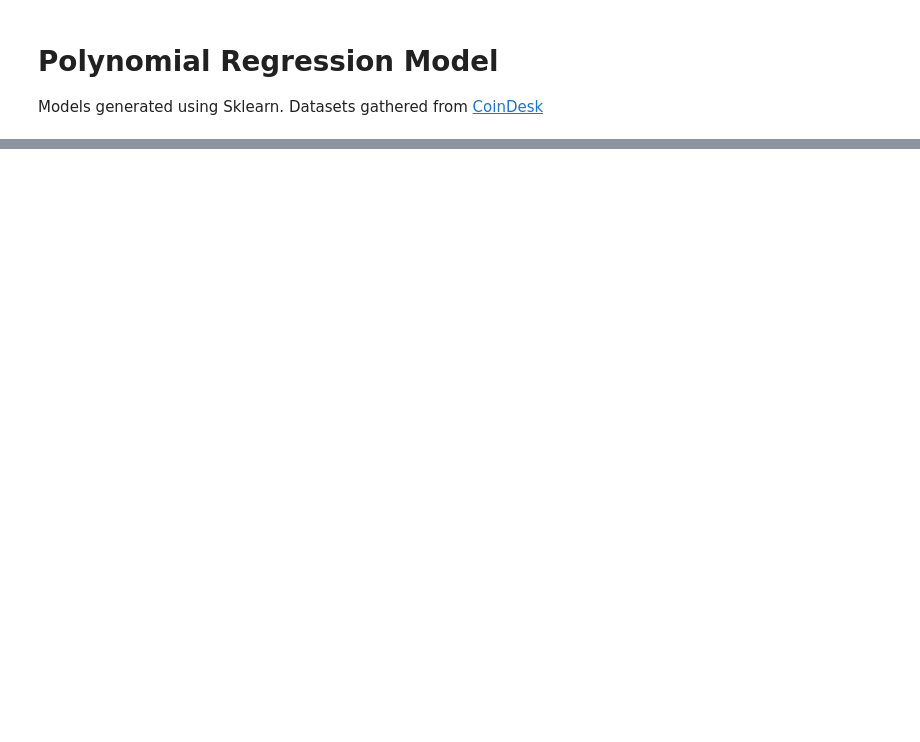
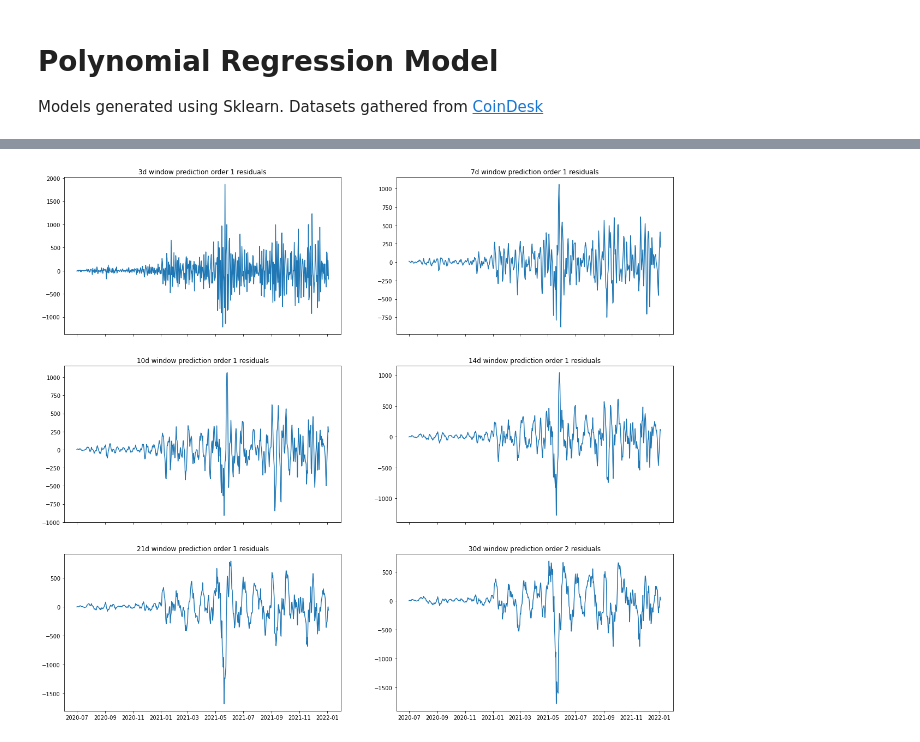
Before and after one commit to nabebako/Crypto-Price-Prediction-Model, a Jupyter notebook: polynomial-regression.ipynb, the cells around one changed output, grey strips where cells are left out. Cells and saved outputs as stored; diff of their text form; code cells hidden in the pictures; blank space fills up the shorter version.

```diff
--- a/polynomial-regression.ipynb
+++ b/polynomial-regression.ipynb
@@ -163,0 +174,27 @@ print(polynomial_regression_model_predict(df_solana, 4, 7  , name = 'Solana'))
+# %%
+eth_rolling_3_1_residuals = eth_rolling_3_1['real'] - eth_rolling_3_1['pred']
+eth_rolling_7_1_residuals = eth_rolling_7_1['real'] - eth_rolling_7_1['pred']
+eth_rolling_10_1_residuals = eth_rolling_10_1['real'] - eth_rolling_10_1['pred']
+eth_rolling_14_1_residuals = eth_rolling_14_1['real'] - eth_rolling_14_1['pred']
+eth_rolling_21_1_residuals = eth_rolling_21_1['real'] - eth_rolling_21_1['pred']
+eth_rolling_30_2_residuals = eth_rolling_30_2['real'] - eth_rolling_30_2['pred']
+
+
+fig, axes = plt.subplots(3, 2, sharex = 'all', figsize = (20, 18))
+axes[0, 0].plot(eth_rolling_3_1_residuals)
+axes[0, 1].plot(eth_rolling_7_1_residuals)
+axes[1, 0].plot(eth_rolling_10_1_residuals)
+axes[1, 1].plot(eth_rolling_14_1_residuals)
+axes[2, 0].plot(eth_rolling_21_1_residuals)
+axes[2, 1].plot(eth_rolling_30_2_residuals)
+
+axes[0, 0].set_title('3d window prediction order 1 residuals')
+axes[0, 1].set_title('7d window prediction order 1 residuals')
+axes[1, 0].set_title('10d window prediction order 1 residuals')
+axes[1, 1].set_title('14d window prediction order 1 residuals')
+axes[2, 0].set_title('21d window prediction order 1 residuals')
+axes[2, 1].set_title('30d window prediction order 2 residuals')
+
+plt.show()
+# %% [output]
+[figure, added]
```
Also changed, not shown: parts of 14 cells of this notebook.
